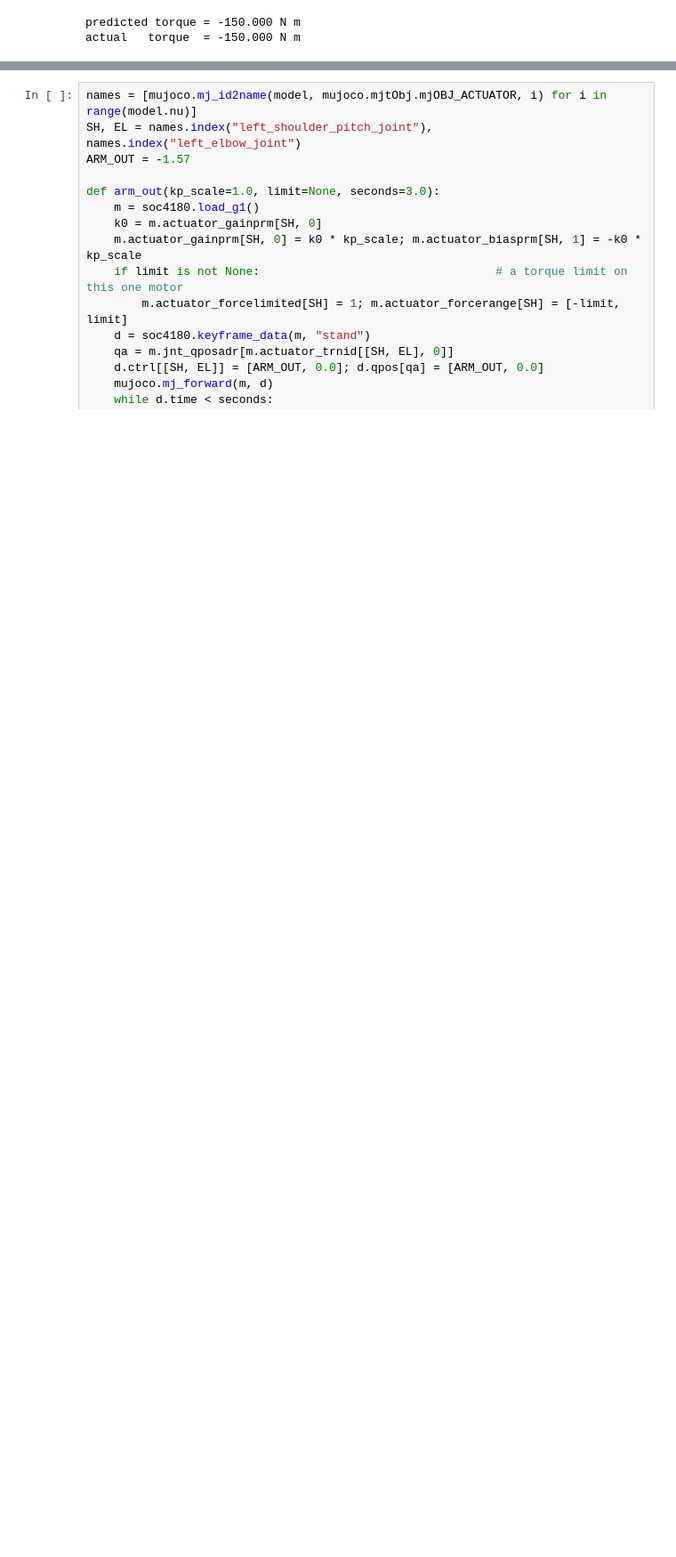
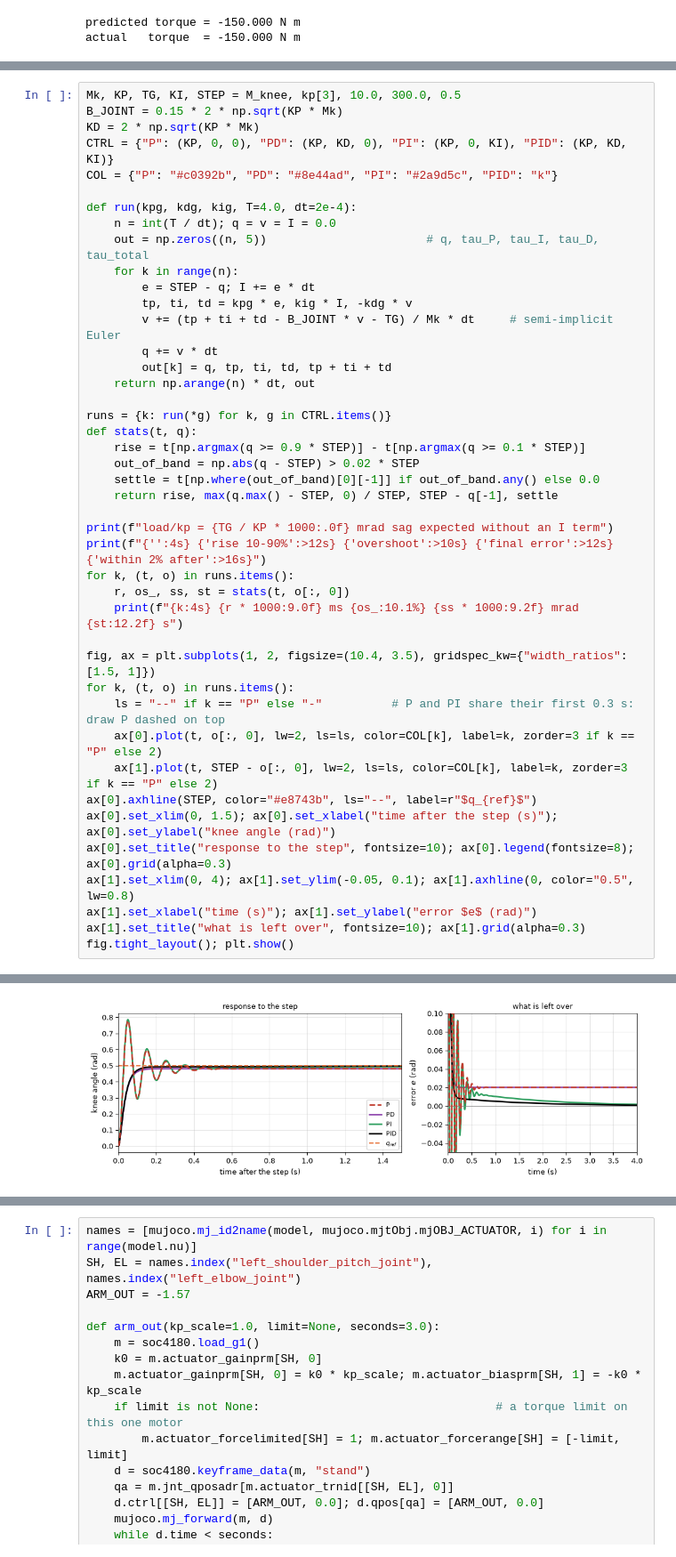
Before and after one commit to gnoejh/soc4180, a Jupyter notebook: weeks/05-actuation/lab.ipynb, the cells around one changed output, grey strips where cells are left out. Shown at 89% size. Cells and saved outputs as stored; diff of their text form; blank space fills up the shorter version.

Commit message:
Week 5: P, PD, PI, PID comparison table, measured step responses and signal plots
Co-Authored-By: Claude Sonnet 5.5 <noreply@anthropic.com>

```diff
--- a/weeks/05-actuation/lab.ipynb
+++ b/weeks/05-actuation/lab.ipynb
@@ -603,0 +636,44 @@ pitch $-1.57$ rad, elbow 0). Only the shoulder’s stiffness is changed:
+# %%
+Mk, KP, TG, KI, STEP = M_knee, kp[3], 10.0, 300.0, 0.5
+B_JOINT = 0.15 * 2 * np.sqrt(KP * Mk)
+KD = 2 * np.sqrt(KP * Mk)
+CTRL = {"P": (KP, 0, 0), "PD": (KP, KD, 0), "PI": (KP, 0, KI), "PID": (KP, KD, KI)}
+COL = {"P": "#c0392b", "PD": "#8e44ad", "PI": "#2a9d5c", "PID": "k"}
+
+def run(kpg, kdg, kig, T=4.0, dt=2e-4):
+    n = int(T / dt); q = v = I = 0.0
+    out = np.zeros((n, 5))                       # q, tau_P, tau_I, tau_D, tau_total
+    for k in range(n):
+        e = STEP - q; I += e * dt
+        tp, ti, td = kpg * e, kig * I, -kdg * v
+        v += (tp + ti + td - B_JOINT * v - TG) / Mk * dt     # semi-implicit Euler
+        q += v * dt
+        out[k] = q, tp, ti, td, tp + ti + td
+    return np.arange(n) * dt, out
+
+runs = {k: run(*g) for k, g in CTRL.items()}
+def stats(t, q):
+    rise = t[np.argmax(q >= 0.9 * STEP)] - t[np.argmax(q >= 0.1 * STEP)]
+    out_of_band = np.abs(q - STEP) > 0.02 * STEP
+    settle = t[np.where(out_of_band)[0][-1]] if out_of_band.any() else 0.0
+    return rise, max(q.max() - STEP, 0) / STEP, STEP - q[-1], settle
+
+print(f"load/kp = {TG / KP * 1000:.0f} mrad sag expected without an I term")
+print(f"{'':4s} {'rise 10-90%':>12s} {'overshoot':>10s} {'final error':>12s} {'within 2% after':>16s}")
+for k, (t, o) in runs.items():
+    r, os_, ss, st = stats(t, o[:, 0])
+    print(f"{k:4s} {r * 1000:9.0f} ms {os_:10.1%} {ss * 1000:9.2f} mrad {st:12.2f} s")
+
+fig, ax = plt.subplots(1, 2, figsize=(10.4, 3.5), gridspec_kw={"width_ratios": [1.5, 1]})
+for k, (t, o) in runs.items():
+    ls = "--" if k == "P" else "-"          # P and PI share their first 0.3 s: draw P dashed on top
+    ax[0].plot(t, o[:, 0], lw=2, ls=ls, color=COL[k], label=k, zorder=3 if k == "P" else 2)
+    ax[1].plot(t, STEP - o[:, 0], lw=2, ls=ls, color=COL[k], label=k, zorder=3 if k == "P" else 2)
+ax[0].axhline(STEP, color="#e8743b", ls="--", label=r"$q_{ref}$")
+ax[0].set_xlim(0, 1.5); ax[0].set_xlabel("time after the step (s)"); ax[0].set_ylabel("knee angle (rad)")
+ax[0].set_title("response to the step", fontsize=10); ax[0].legend(fontsize=8); ax[0].grid(alpha=0.3)
+ax[1].set_xlim(0, 4); ax[1].set_ylim(-0.05, 0.1); ax[1].axhline(0, color="0.5", lw=0.8)
+ax[1].set_xlabel("time (s)"); ax[1].set_ylabel("error $e$ (rad)")
+ax[1].set_title("what is left over", fontsize=10); ax[1].grid(alpha=0.3)
+fig.tight_layout(); plt.show()
+# %% [output]
@@ -603,0 +686 @@ pitch $-1.57$ rad, elbow 0). Only the shoulder’s stiffness is changed:
+[figure, added]
```
Also changed, not shown: parts of 5 cells of this notebook, 2 other files.
